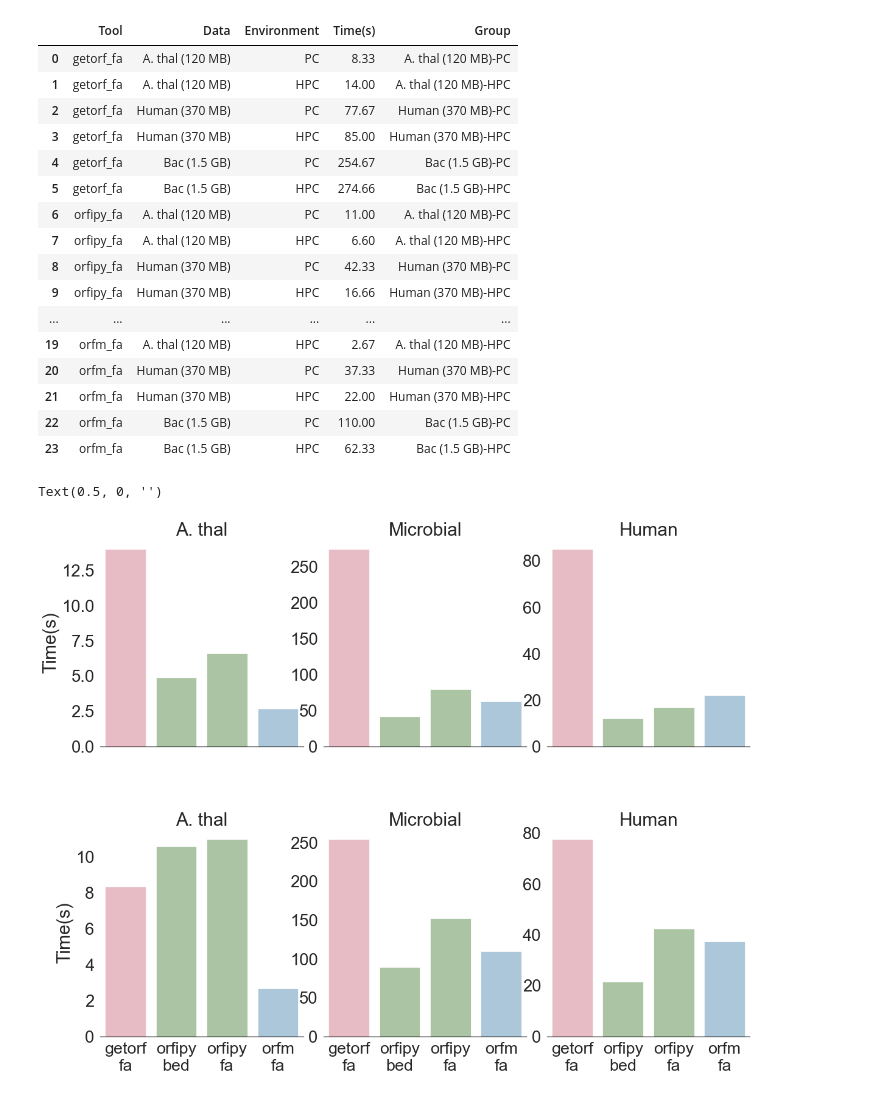
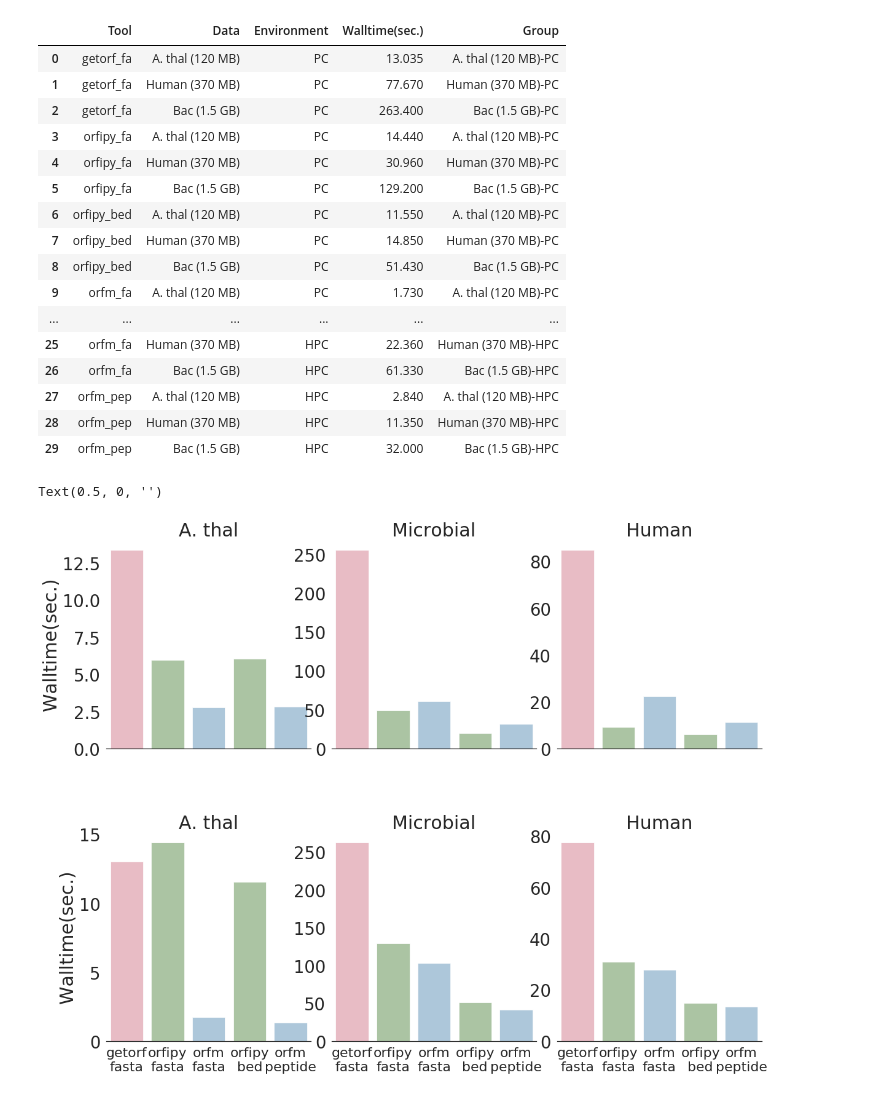
Before and after one commit to urmi-21/orfipy, a Jupyter notebook: scripts/makeplot.ipynb, the cells around one changed output. Cells and saved outputs as stored; diff of their text form; code cells hidden in the pictures.

```diff
--- a/scripts/makeplot.ipynb
+++ b/scripts/makeplot.ipynb
@@ -2,7 +2,7 @@
 import seaborn as sns
 import pandas as pd
 
-rtimes=pd.read_csv('results_new.tsv', sep='\t', header=0)
+rtimes=pd.read_csv('results_bridges.tsv', sep='\t', header=0)
 rtimes["Group"] = rtimes["Data"] +"-"+ rtimes["Environment"]
 rtimes['Tool'] = rtimes['Tool'].astype('category')
 rtimes['Data'] = rtimes['Data'].astype('category')
@@ -10,52 +10,53 @@ rtimes['Environment'] = rtimes['Environment'].astype('category')
 rtimes['Group'] = rtimes['Group'].astype('category')
 rtimes
 # %% [output]
-|  | Tool | Data | Environment | Time(s) | Group |
-| 0 | getorf_fa | A. thal (120 MB) | PC | 8.33 | A. thal (120 MB)-PC |
-| 1 | getorf_fa | A. thal (120 MB) | HPC | 14.00 | A. thal (120 MB)-HPC |
-| 2 | getorf_fa | Human (370 MB) | PC | 77.67 | Human (370 MB)-PC |
-| 3 | getorf_fa | Human (370 MB) | HPC | 85.00 | Human (370 MB)-HPC |
-| 4 | getorf_fa | Bac (1.5 GB) | PC | 254.67 | Bac (1.5 GB)-PC |
-| 5 | getorf_fa | Bac (1.5 GB) | HPC | 274.66 | Bac (1.5 GB)-HPC |
-| 6 | orfipy_fa | A. thal (120 MB) | PC | 11.00 | A. thal (120 MB)-PC |
-| 7 | orfipy_fa | A. thal (120 MB) | HPC | 6.60 | A. thal (120 MB)-HPC |
-| 8 | orfipy_fa | Human (370 MB) | PC | 42.33 | Human (370 MB)-PC |
-| 9 | orfipy_fa | Human (370 MB) | HPC | 16.66 | Human (370 MB)-HPC |
+|  | Tool | Data | Environment | Walltime(sec.) | Group |
+| 0 | getorf_fa | A. thal (120 MB) | PC | 13.035 | A. thal (120 MB)-PC |
+| 1 | getorf_fa | Human (370 MB) | PC | 77.670 | Human (370 MB)-PC |
+| 2 | getorf_fa | Bac (1.5 GB) | PC | 263.400 | Bac (1.5 GB)-PC |
+| 3 | orfipy_fa | A. thal (120 MB) | PC | 14.440 | A. thal (120 MB)-PC |
+| 4 | orfipy_fa | Human (370 MB) | PC | 30.960 | Human (370 MB)-PC |
+| 5 | orfipy_fa | Bac (1.5 GB) | PC | 129.200 | Bac (1.5 GB)-PC |
+| 6 | orfipy_bed | A. thal (120 MB) | PC | 11.550 | A. thal (120 MB)-PC |
+| 7 | orfipy_bed | Human (370 MB) | PC | 14.850 | Human (370 MB)-PC |
+| 8 | orfipy_bed | Bac (1.5 GB) | PC | 51.430 | Bac (1.5 GB)-PC |
+| 9 | orfm_fa | A. thal (120 MB) | PC | 1.730 | A. thal (120 MB)-PC |
 | ... | ... | ... | ... | ... | ... |
-| 19 | orfm_fa | A. thal (120 MB) | HPC | 2.67 | A. thal (120 MB)-HPC |
-| 20 | orfm_fa | Human (370 MB) | PC | 37.33 | Human (370 MB)-PC |
-| 21 | orfm_fa | Human (370 MB) | HPC | 22.00 | Human (370 MB)-HPC |
-| 22 | orfm_fa | Bac (1.5 GB) | PC | 110.00 | Bac (1.5 GB)-PC |
-| 23 | orfm_fa | Bac (1.5 GB) | HPC | 62.33 | Bac (1.5 GB)-HPC |
+| 25 | orfm_fa | Human (370 MB) | HPC | 22.360 | Human (370 MB)-HPC |
+| 26 | orfm_fa | Bac (1.5 GB) | HPC | 61.330 | Bac (1.5 GB)-HPC |
+| 27 | orfm_pep | A. thal (120 MB) | HPC | 2.840 | A. thal (120 MB)-HPC |
+| 28 | orfm_pep | Human (370 MB) | HPC | 11.350 | Human (370 MB)-HPC |
+| 29 | orfm_pep | Bac (1.5 GB) | HPC | 32.000 | Bac (1.5 GB)-HPC |
 # %%
 sns.set(font_scale=2.5,style="white")
-colors = ["#ea95a7", "#84b375","#84b375","#80b2d6"]# Set your custom color palette
+colors = ["#ea95a7", "#84b375","#84b375","#80b2d6","#80b2d6"]# Set your custom color palette
 #sns.set_palette(sns.color_palette(colors))
 
 g = sns.FacetGrid(rtimes, row="Environment",col="Data", hue="Tool",
                   palette=sns.color_palette(colors,desat=1),
                   sharey=False,sharex=True,legend_out=True,height=7.5,
                   aspect=.85,gridspec_kws={"wspace":0.1,"hspace":0.4})
-g.map(sns.barplot, "Tool", "Time(s)", alpha=.7,ci=None)
+xorder=['getorf_fa','orfipy_fa','orfm_fa','orfipy_bed','orfm_pep']
+g.map(sns.barplot, "Tool", "Walltime(sec.)", alpha=.7,ci=None,order=xorder)
 g.despine(left=True)
 #g.add_legend()
 #plt.legend(loc='upper left')
 
 
-g.set_xticklabels(['getorf\nfa','orfipy\nbed','orfipy\nfa','orfm\nfa'],rotation=0,size=27)
+g.set_xticklabels(['getorf\nfasta','orfipy\nfasta','orfm\nfasta','orfipy\nbed','orfm\npeptide'],rotation=0,size=22)
 axes = g.axes.flatten()
 axes[0].set_title("A. thal")
 axes[1].set_title("Microbial")
 axes[2].set_title("Human")
 axes[3].set_title("A. thal")
 axes[4].set_title("Microbial")
 axes[5].set_title("Human")
 for ax in axes:
     ax.set_xlabel("")
 axes[4].set_xlabel("")
 # %% [output]
 Text(0.5, 0, '')
-[figure, old version]
+[figure, new version]
 # %%
 #create subset
 #data_HPC=df.loc[df['column_name'] == some_value]
```
Also changed, not shown: parts of 1 cell of this notebook, 6 other files.
